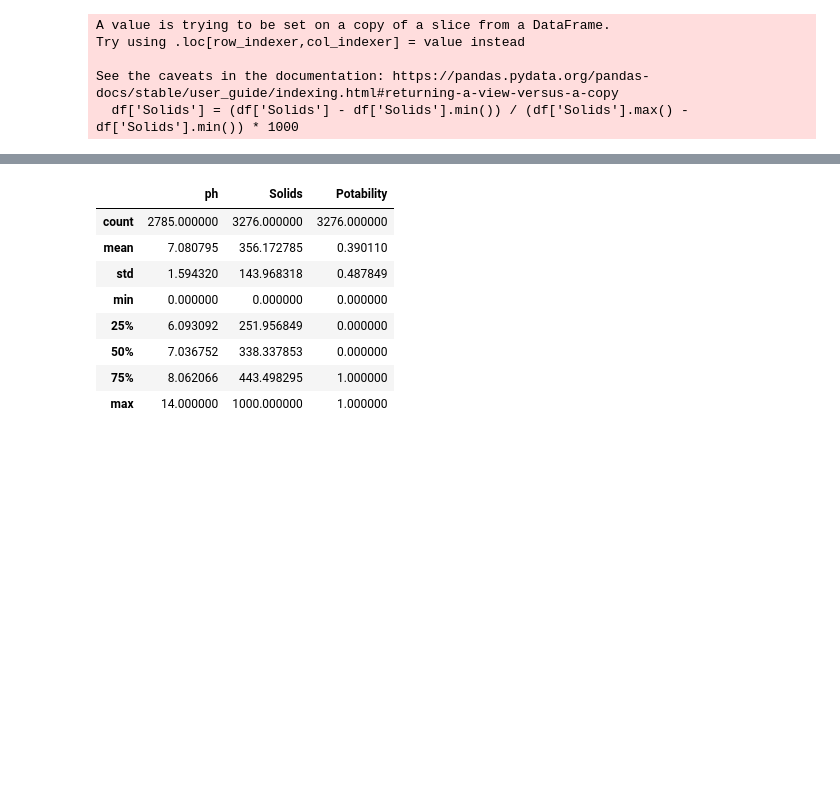
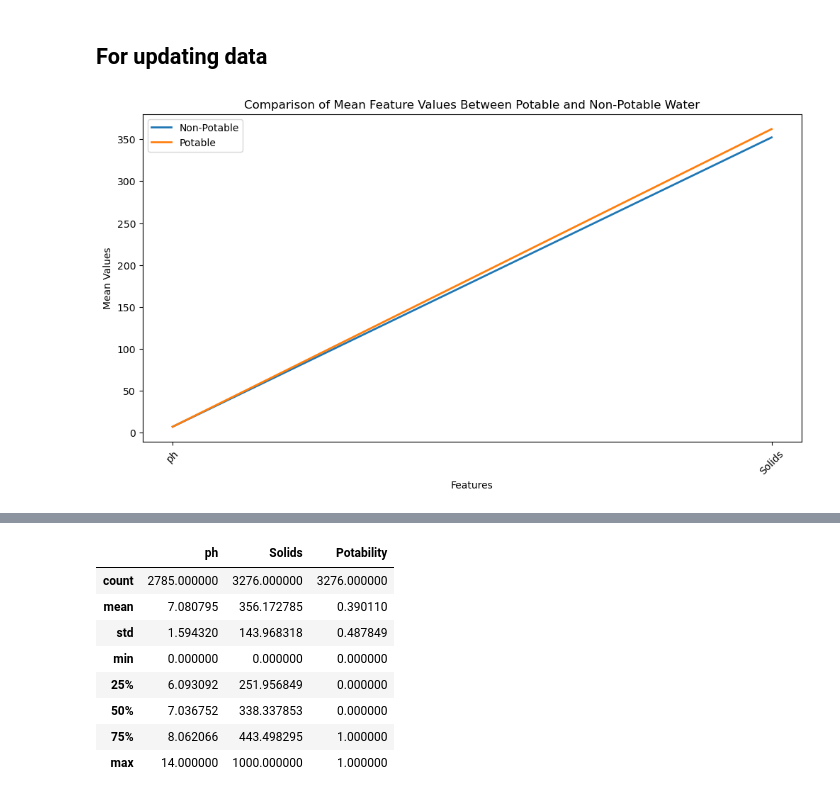
Before and after one commit to Lab-ICN/water-potability-ml-service, a Jupyter notebook: Infra/Example.ipynb, the cells around one changed output, grey strips where cells are left out. Saved outputs shown, nothing was run; the diff lists cells and outputs as text; code cells hidden in the pictures; blank space fills up the shorter version.

Commit message:
add data versioning

```diff
--- a/Infra/Example.ipynb
+++ b/Infra/Example.ipynb
@@ -84,0 +32,4 @@ Dataset loaded successfully:
+# %%
+data = pd.read_csv("data/water_potability.csv")
+# %% [markdown]
+## For updating data
@@ -85,10 +39,20 @@ Dataset loaded successfully:
 # %%
 df = data[['ph','Solids','Potability']]
-# %%
-df['Solids'] = (df['Solids'] - df['Solids'].min()) / (df['Solids'].max() - df['Solids'].min()) * 1000
-# %% [output]
-A value is trying to be set on a copy of a slice from a DataFrame.
-Try using .loc[row_indexer,col_indexer] = value instead
-
-See the caveats in the documentation: https://pandas.pydata.org/pandas-docs/stable/user_guide/indexing.html#returning-a-view-versus-a-copy
-  df['Solids'] = (df['Solids'] - df['Solids'].min()) / (df['Solids'].max() - df['Solids'].min()) * 1000
+# %%
+import matplotlib.pyplot as plt
+
+# Calculate the means for each feature grouped by Potability
+mean_values = df.groupby('Potability').mean().transpose()
+
+# Plotting the means with solid lines
+plt.figure(figsize=(12, 6))
+plt.plot(mean_values[0], label='Non-Potable', linestyle='-', linewidth=2)
+plt.plot(mean_values[1], label='Potable', linestyle='-', linewidth=2)
+plt.xlabel("Features")
+plt.ylabel("Mean Values")
+plt.title("Comparison of Mean Feature Values Between Potable and Non-Potable Water")
+plt.xticks(rotation=45)
+plt.legend()
+plt.show()
+# %% [output]
+[figure, added]
```
Also changed, not shown: parts of 10 cells of this notebook, 3 other files.
